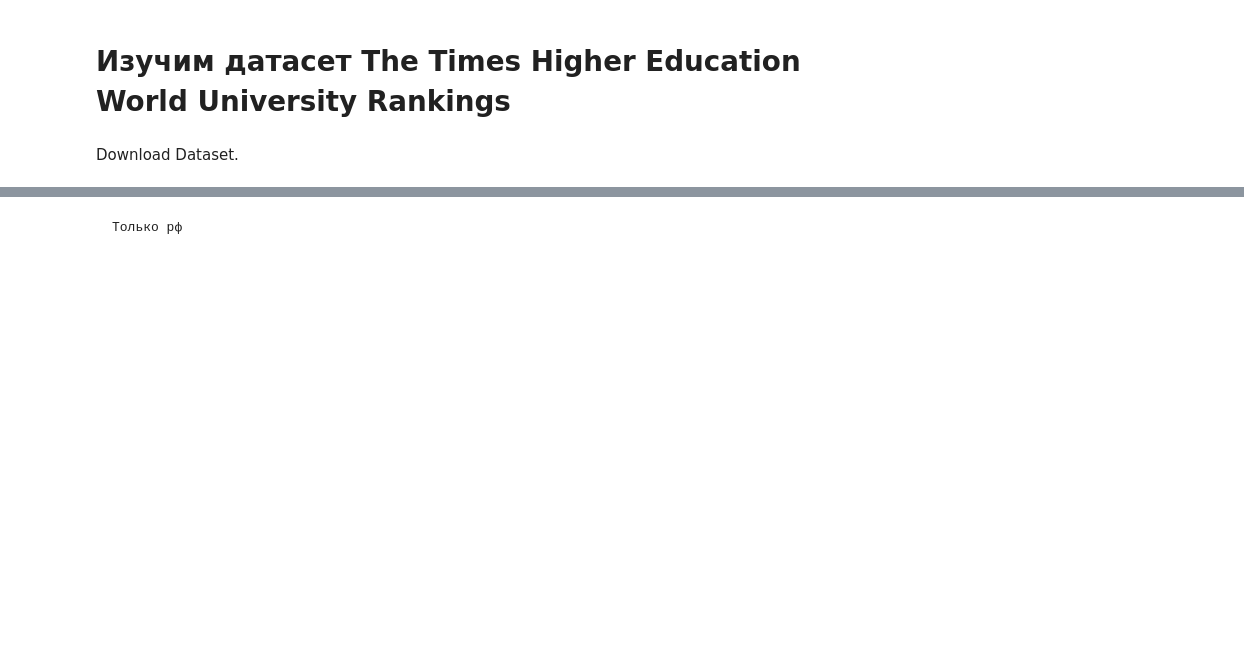
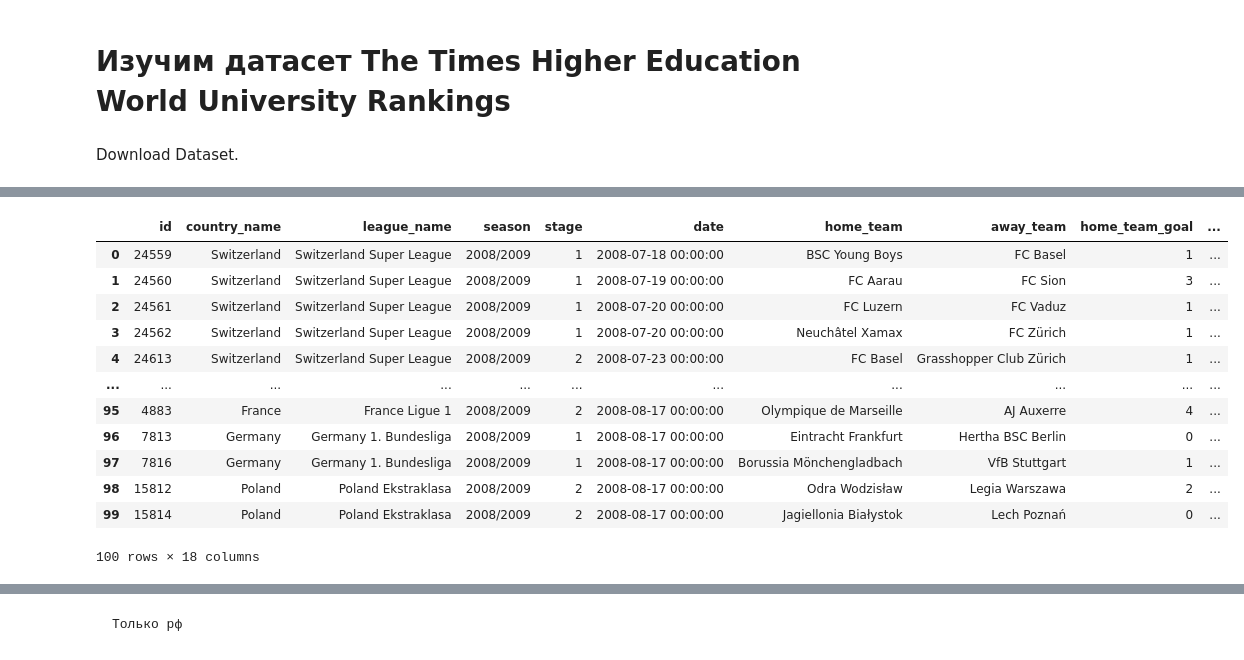
Before and after one commit to AlinaSabitova/Data_analytics_tools-, a Jupyter notebook: ПР6_1_по_вариантам.ipynb, the cells around one changed output, grey strips where cells are left out. Cells and saved outputs as stored; diff of their text form; code cells hidden in the pictures; blank space fills up the shorter version.

```diff
--- a/ПР6_1_по_вариантам.ipynb
+++ b/ПР6_1_по_вариантам.ipynb
@@ -124,6 +170,20 @@ df.info()
 # %%
 # reading the contents of the "NetFlix.csv"
-df = pd.read_csv("2023_rankings.csv")
+df = pd.read_csv("FootballDataEurope.csv")
 
 # printing first 6 raws of the dataframe
 df.head(100)
+# %% [output]
+|  | id | country_name | league_name | season | stage | date | home_team | away_team | home_team_goal | ... |
+| 0 | 24559 | Switzerland | Switzerland Super League | 2008/2009 | 1 | 2008-07-18 00:00:00 | BSC Young Boys | FC Basel | 1 | ... |
+| 1 | 24560 | Switzerland | Switzerland Super League | 2008/2009 | 1 | 2008-07-19 00:00:00 | FC Aarau | FC Sion | 3 | ... |
+| 2 | 24561 | Switzerland | Switzerland Super League | 2008/2009 | 1 | 2008-07-20 00:00:00 | FC Luzern | FC Vaduz | 1 | ... |
+| 3 | 24562 | Switzerland | Switzerland Super League | 2008/2009 | 1 | 2008-07-20 00:00:00 | Neuchâtel Xamax | FC Zürich | 1 | ... |
+| 4 | 24613 | Switzerland | Switzerland Super League | 2008/2009 | 2 | 2008-07-23 00:00:00 | FC Basel | Grasshopper Club Zürich | 1 | ... |
+| ... | ... | ... | ... | ... | ... | ... | ... | ... | ... | ... |
+| 95 | 4883 | France | France Ligue 1 | 2008/2009 | 2 | 2008-08-17 00:00:00 | Olympique de Marseille | AJ Auxerre | 4 | ... |
+| 96 | 7813 | Germany | Germany 1. Bundesliga | 2008/2009 | 1 | 2008-08-17 00:00:00 | Eintracht Frankfurt | Hertha BSC Berlin | 0 | ... |
+| 97 | 7816 | Germany | Germany 1. Bundesliga | 2008/2009 | 1 | 2008-08-17 00:00:00 | Borussia Mönchengladbach | VfB Stuttgart | 1 | ... |
+| 98 | 15812 | Poland | Poland Ekstraklasa | 2008/2009 | 2 | 2008-08-17 00:00:00 | Odra Wodzisław | Legia Warszawa | 2 | ... |
+| 99 | 15814 | Poland | Poland Ekstraklasa | 2008/2009 | 2 | 2008-08-17 00:00:00 | Jagiellonia Białystok | Lech Poznań | 0 | ... |
+100 rows × 18 columns
```
Also changed, not shown: parts of 26 cells of this notebook.
